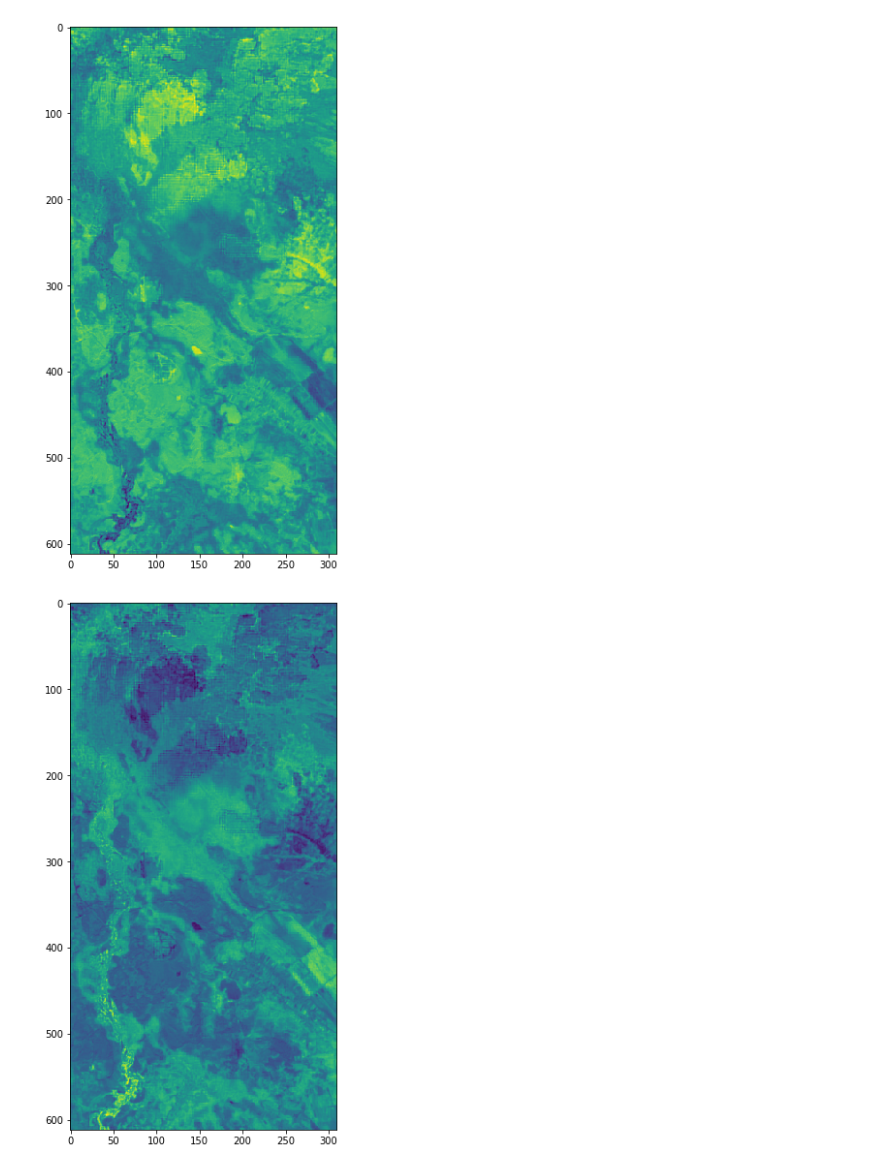
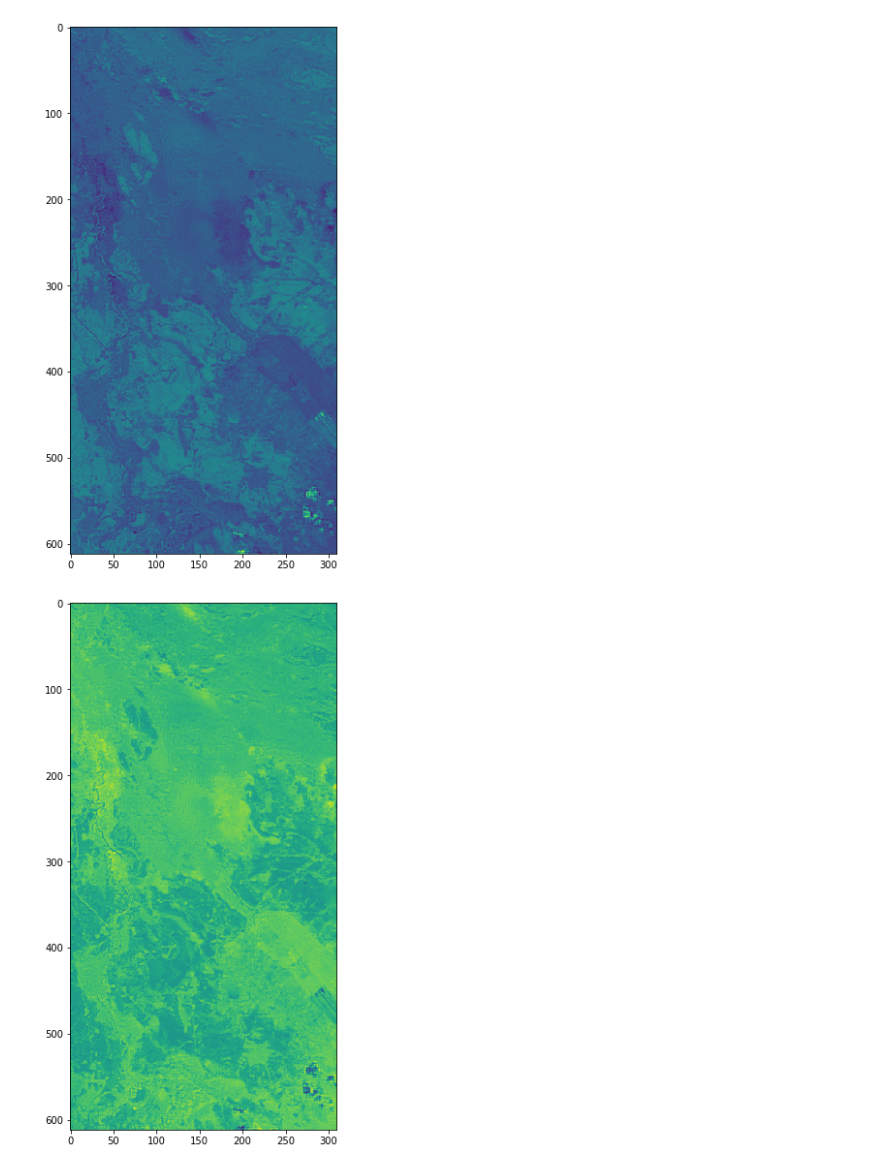
Before and after one commit to frolui/using-eo-learn-in-remote-sensing-, a Jupyter notebook: v_0_6_0/light_process.ipynb, the cells around one changed output. Saved outputs shown, nothing was run; the diff lists cells and outputs as text; code cells hidden in the pictures.

```diff
--- a/v_0_6_0/light_process.ipynb
+++ b/v_0_6_0/light_process.ipynb
@@ -77,7 +79,7 @@ save = SaveToDisk('io_example', overwrite_permission=2, compress_level=1)
 # %%
 %%time
 
-time_interval = ('2019-04-10', '2019-04-21')
+time_interval = ('2019-04-18', '2019-04-19')
 workflow = LinearWorkflow(input_task, add_ndvi, add_nbr, add_sen2cor, add_dem, save)
 
 result = workflow.execute({input_task: {'bbox': roi_bbox, 'time_interval': time_interval},
@@ -113,7 +115,9 @@ plt.imshow(eopatch.data['NBR'][3].squeeze());
 # %%
 %%time
 
-time_interval = ('2019-05-31', '2019-06-09')
+# time_interval = ('2019-05-31', '2019-06-09')
+time_interval = ('2019-04-25', '2019-04-30')
+
 workflow = LinearWorkflow(input_task, add_ndvi, add_nbr, add_sen2cor, add_dem, save)
 
 result_new = workflow.execute({input_task: {'bbox': roi_bbox, 'time_interval': time_interval},
@@ -156,14 +160,14 @@ delta_nbr = eopatch.data['NBR'] - eopatch_new.data['NBR']
 delta_nbr_1 = eopatch_new.data['NBR'] - eopatch.data['NBR']
 # %%
 plt.figure(figsize=(10,10))
-plt.imshow(delta_nbr[3].squeeze());
+plt.imshow(delta_nbr[0].squeeze());
 # %% [output]
-[figure, old version]
+[figure, new version]
 # %%
 plt.figure(figsize=(10,10))
-plt.imshow(delta_nbr_1[3].squeeze());
+plt.imshow(delta_nbr_1[0].squeeze());
 # %% [output]
-[figure, old version]
+[figure, new version]
 # %%
 result_patch = EOPatch()
 result_patch[FeatureType.DATA]['dNBR'] = delta_nbr_1
```
Also changed, not shown: parts of 24 cells of this notebook, 23 other files.
